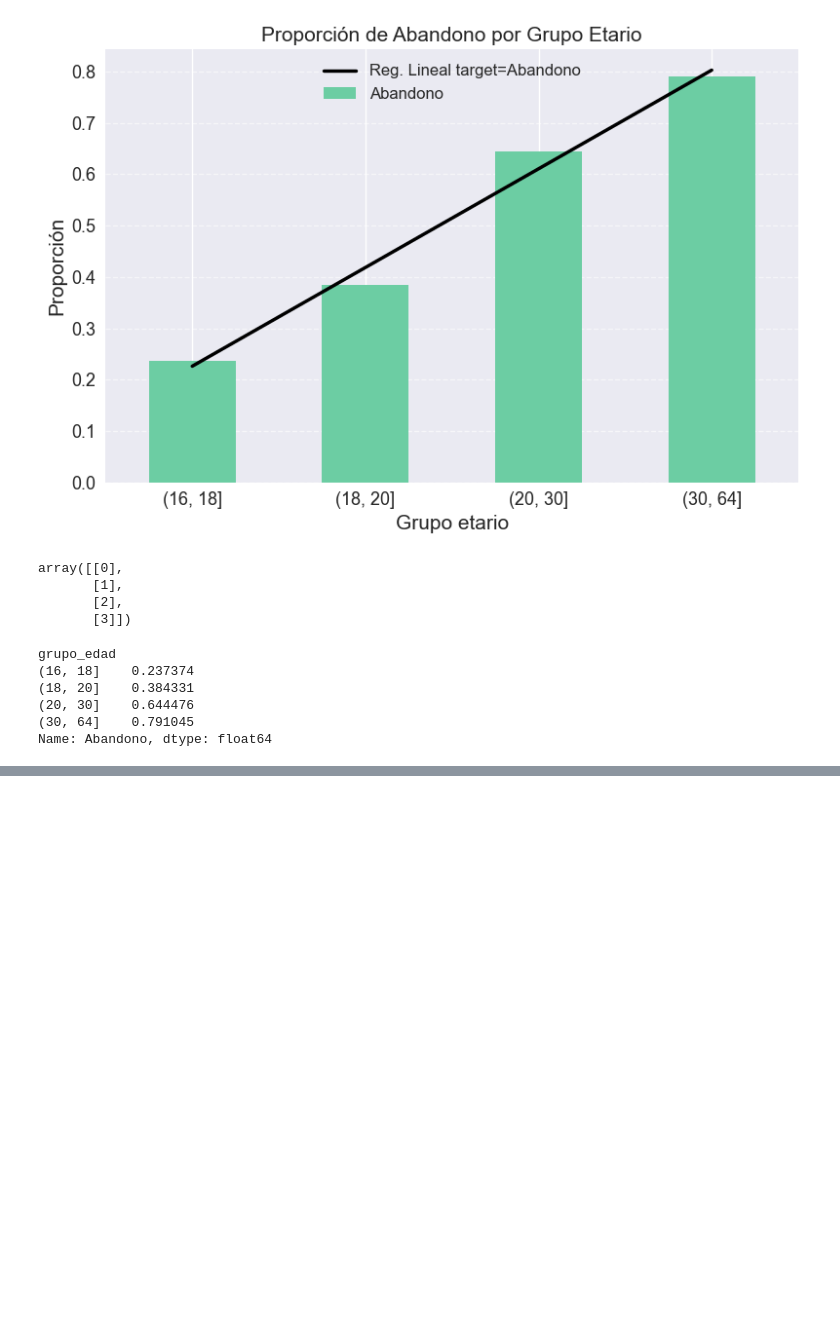
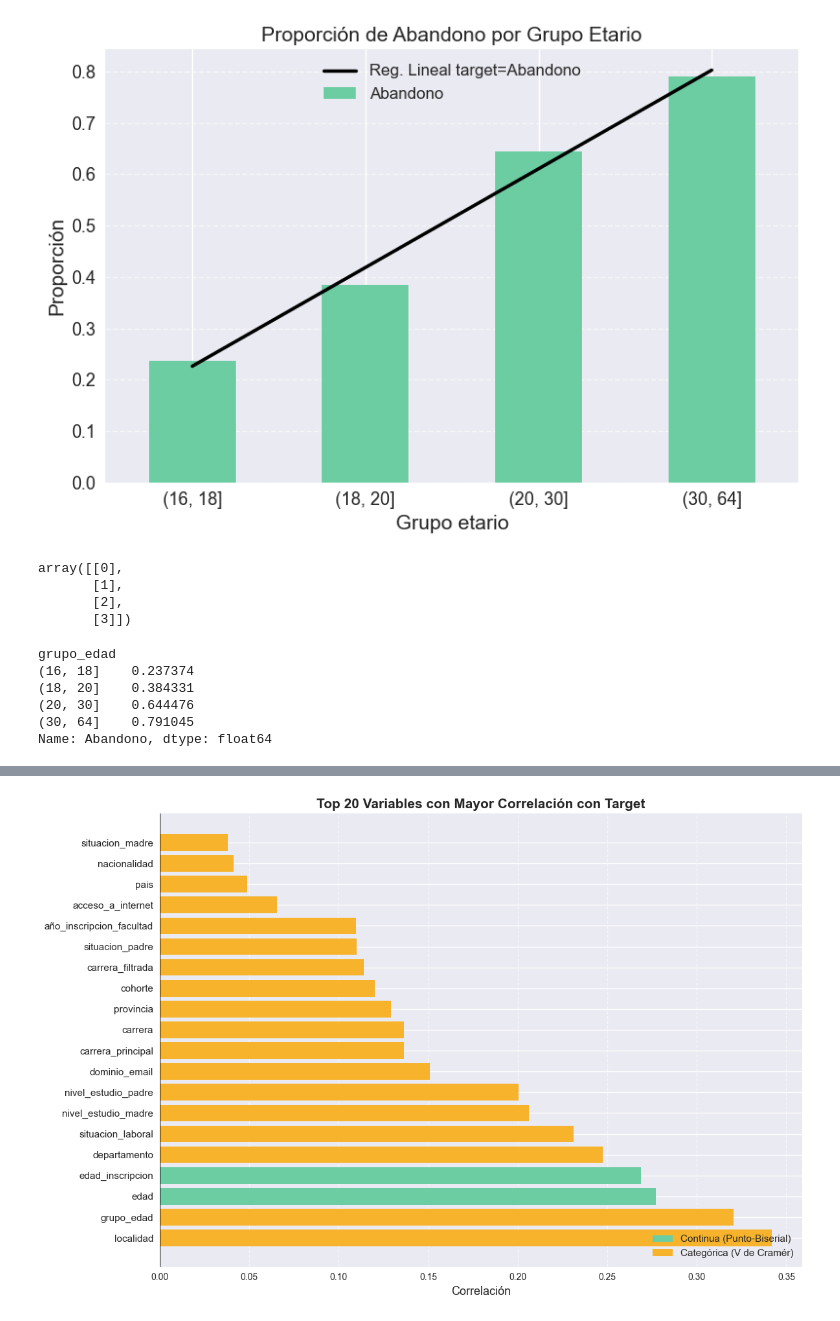
Before and after one commit to solcalloni/modelos-para-prediccion-de-abandono, a Jupyter notebook: packages/exploratory-data-analysis/datos_unificados/03-eda_target.ipynb, the cells around one changed output, grey strips where cells are left out. Cells and saved outputs as stored; diff of their text form; code cells hidden in the pictures; blank space fills up the shorter version.

Commit message:
Agrego gráfico de correlación de variables

```diff
--- a/packages/exploratory-data-analysis/datos_unificados/03-eda_target.ipynb
+++ b/packages/exploratory-data-analysis/datos_unificados/03-eda_target.ipynb
@@ -1400,0 +1500,10 @@ Name: Abandono, dtype: float64
+# %%
+# Calcular correlaciones con la variable target
+correlaciones = calcular_correlacion_con_target(personas_con_target, 'target', umbral_categorica=10)
+
+# Mostrar los resultados
+print(f"Total de variables analizadas: {len(correlaciones)}")
+print("\n" + "="*80)
+print("CORRELACIONES CON LA VARIABLE TARGET")
+print("="*80)
+correlaciones
@@ -1401,2 +1533,33 @@ Name: Abandono, dtype: float64
+# %%
+# Visualización de las correlaciones más importantes
+top_n = 20
+
+# Filtrar las top N correlaciones
+top_correlaciones = correlaciones.head(top_n).copy()
+
+# Crear el gráfico
+plt.figure(figsize=(12, 8))
+colors = ['#6CCDA3' if tipo == 'continua' else '#F7B32B' for tipo in top_correlaciones['tipo']]
+bars = plt.barh(range(len(top_correlaciones)), top_correlaciones['correlacion'], color=colors)
+
+# Configurar ejes
+plt.yticks(range(len(top_correlaciones)), top_correlaciones['variable'], fontsize=11)
+plt.xlabel('Correlación', fontsize=13)
+plt.title(f'Top {top_n} Variables con Mayor Correlación con Target', fontsize=15, fontweight='bold')
+plt.axvline(x=0, color='black', linewidth=0.8)
+
+# Leyenda
+from matplotlib.patches import Patch
+legend_elements = [
+    Patch(facecolor='#6CCDA3', label='Continua (Punto-Biserial)'),
+    Patch(facecolor='#F7B32B', label='Categórica (V de Cramér)')
+]
+plt.legend(handles=legend_elements, fontsize=11, loc='lower right')
+
+plt.grid(axis='x', linestyle='--', alpha=0.6)
+plt.tight_layout()
+plt.show()
+# %% [output]
+[figure, added]
 # %%
 #personas_con_target.to_csv('../../../../assets/silver/data_utilizada/personas_con_target.csv', index= False)
```
Also changed, not shown: parts of 3 cells of this notebook.
